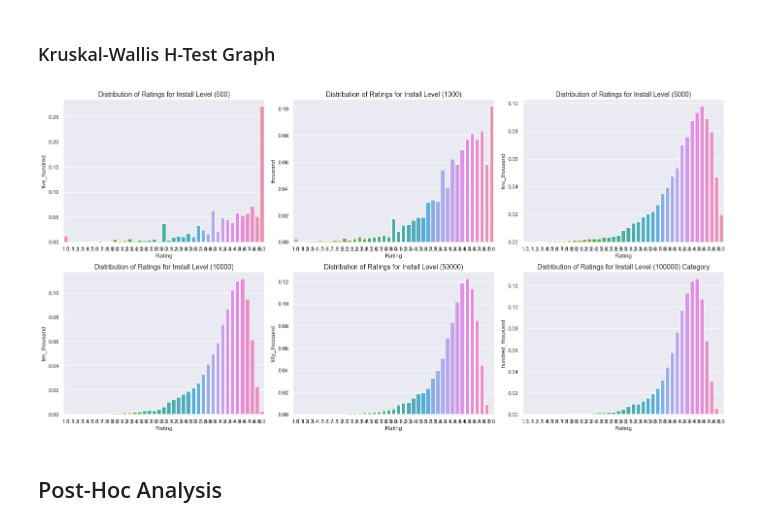
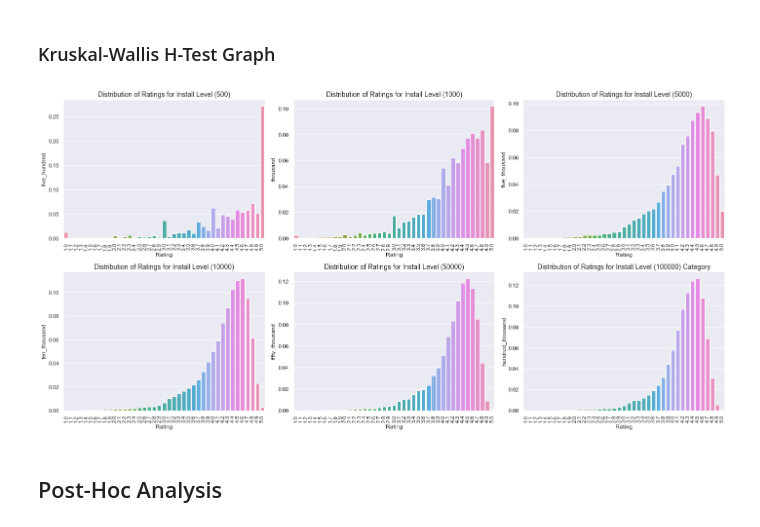
Before and after one commit to ZacharyVillarreal/Google-Play-Store-Download-Analysis, a Jupyter notebook: src/Hypothesis_Testing.ipynb, the cells around one changed output. Cells and saved outputs as stored; diff of their text form; code cells hidden in the pictures.

```diff
--- a/src/Hypothesis_Testing.ipynb
+++ b/src/Hypothesis_Testing.ipynb
@@ -173,40 +173,46 @@ fig, axs = plt.subplots(nrows=2, ncols=3, figsize=(20, 10))
 # GAME Category
 axs[0, 0].set_ylabel('Count of Ratings')
 axs[0, 0].set_title('Distribution of Ratings for Install Level (500)', fontsize=14)
-sns.barplot(x = total_df.Rating, y = total_df.five_hundred, ax = axs[0,0])
+plot = sns.barplot(x = total_df.Rating, y = total_df.five_hundred, ax = axs[0,0])
+plot.set_xticklabels(plot.get_xticklabels(),rotation=90)
 
 # VIDEO PLAYERS Category
 axs[0, 1].set_ylabel('Count of Ratings')
 axs[0, 1].set_title(
     'Distribution of Ratings for Install Level (1000)', fontsize=14)
-sns.barplot(x = total_df.Rating, y = total_df.thousand, ax = axs[0,1])
+plot = sns.barplot(x = total_df.Rating, y = total_df.thousand, ax = axs[0,1])
+plot.set_xticklabels(plot.get_xticklabels(),rotation=90)
 
 # COMMUNICATION Category
 axs[0, 2].set_ylabel('Count of Ratings')
 axs[0, 2].set_title(
     'Distribution of Ratings for Install Level (5000)', fontsize=14)
-sns.barplot(x = total_df.Rating, y = total_df.five_thousand, ax = axs[0,2])
+plot = sns.barplot(x = total_df.Rating, y = total_df.five_thousand, ax = axs[0,2])
+plot.set_xticklabels(plot.get_xticklabels(),rotation=90)
 
 # PHOTOGRAPHY Category
 axs[1, 0].set_ylabel('Count of Ratings')
 axs[1, 0].set_title(
     'Distribution of Ratings for Install Level (10000)', fontsize=14)
-sns.barplot(x = total_df.Rating, y = total_df.ten_thousand, ax = axs[1,0])
+plot = sns.barplot(x = total_df.Rating, y = total_df.ten_thousand, ax = axs[1,0])
+plot.set_xticklabels(plot.get_xticklabels(),rotation=90)
 
 # SOCIAL Category
 axs[1, 1].set_ylabel('Count of Ratings')
 axs[1, 1].set_title('Distribution of Ratings for Install Level (50000)', fontsize=14)
-sns.barplot(x = total_df.Rating, y = total_df.fifty_thousand, ax = axs[1,1])
+plot = sns.barplot(x = total_df.Rating, y = total_df.fifty_thousand, ax = axs[1,1])
+plot.set_xticklabels(plot.get_xticklabels(),rotation=90)
 
 # TOOLS Category
 axs[1, 2].set_ylabel('Count of Ratings')
 axs[1, 2].set_title('Distribution of Ratings for Install Level (100000) Category', fontsize=14)
-sns.barplot(x = total_df.Rating, y = total_df.hundred_thousand, ax = axs[1,2])
+plot = sns.barplot(x = total_df.Rating, y = total_df.hundred_thousand, ax = axs[1,2])
+plot.set_xticklabels(plot.get_xticklabels(),rotation=90)
 
 plt.tight_layout()
 # plt.savefig('../graphs/Distribution_of_Ratings_Over_Install_Level.png', dpi = 500, bbox_inches = 'tight');
 # %% [output]
-[figure, old version]
+[figure, new version]
 # %% [markdown]
 ## Post-Hoc Analysis
 # %%
```
Also changed, not shown: parts of 2 cells of this notebook, 12 other files.
